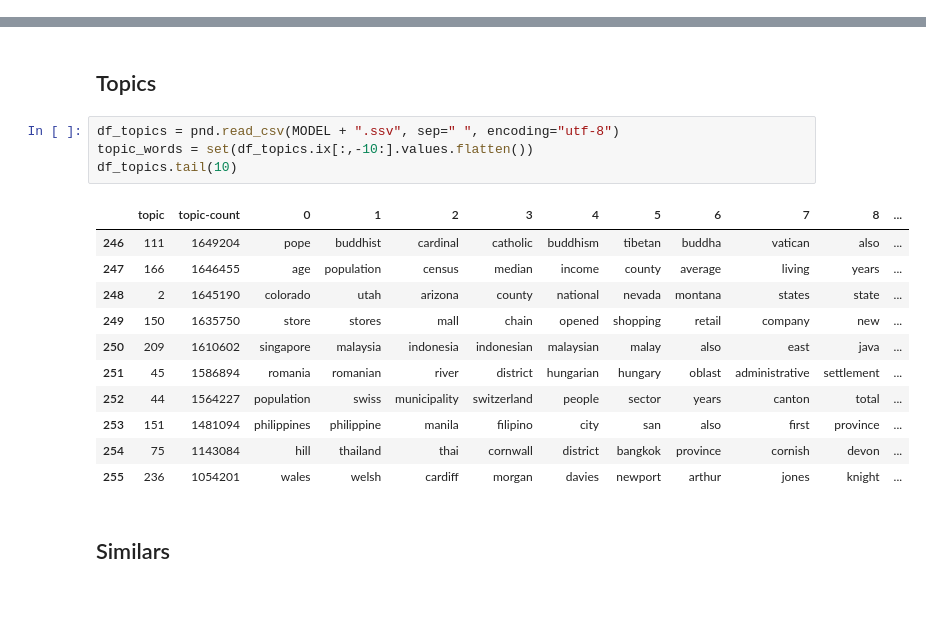
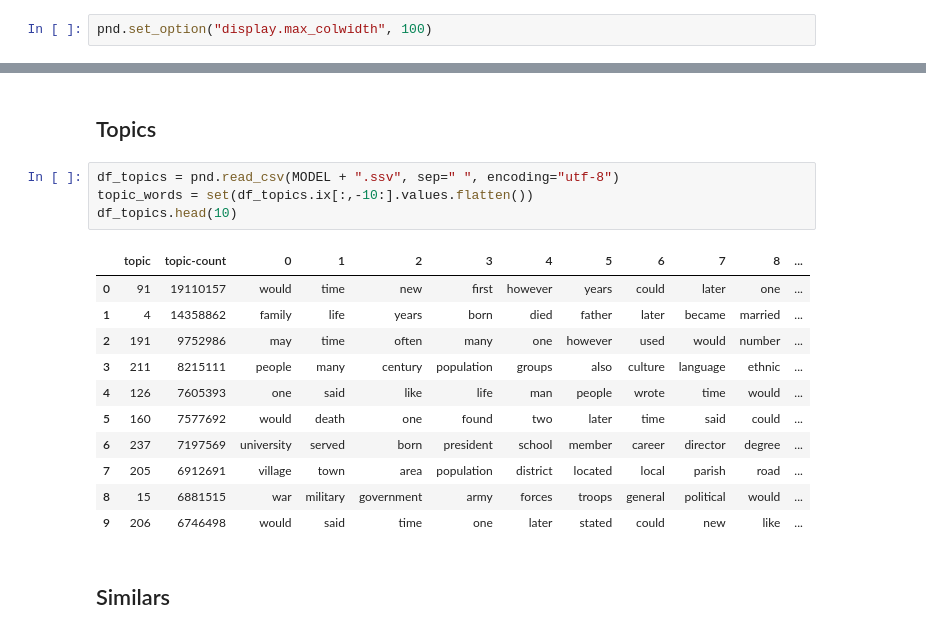
Before and after one commit to knub/master-thesis, a Jupyter notebook: notebooks/Topics.ipynb, the cells around one changed output, grey strips where cells are left out. Saved outputs shown, nothing was run; the diff lists cells and outputs as text; blank space fills up the shorter version.

```diff
--- a/notebooks/Topics.ipynb
+++ b/notebooks/Topics.ipynb
@@ -24,0 +60,2 @@ MODEL = "../models/topic-models/topic.full.fixed-vocabulary.alpha-1-100.256-400.
+# %%
+pnd.set_option("display.max_colwidth", 100)
@@ -42,19 +98,19 @@ df_probs.head(1)
 # %%
 df_topics = pnd.read_csv(MODEL + ".ssv", sep=" ", encoding="utf-8")
 topic_words = set(df_topics.ix[:,-10:].values.flatten())
-df_topics.tail(10)
+df_topics.head(10)
 # %% [output]
 |  | topic | topic-count | 0 | 1 | 2 | 3 | 4 | 5 | 6 | 7 | 8 | ... |
-| 246 | 111 | 1649204 | pope | buddhist | cardinal | catholic | buddhism | tibetan | buddha | vatican | also | ... |
-| 247 | 166 | 1646455 | age | population | census | median | income | county | average | living | years | ... |
-| 248 | 2 | 1645190 | colorado | utah | arizona | county | national | nevada | montana | states | state | ... |
-| 249 | 150 | 1635750 | store | stores | mall | chain | opened | shopping | retail | company | new | ... |
-| 250 | 209 | 1610602 | singapore | malaysia | indonesia | indonesian | malaysian | malay | also | east | java | ... |
-| 251 | 45 | 1586894 | romania | romanian | river | district | hungarian | hungary | oblast | administrative | settlement | ... |
-| 252 | 44 | 1564227 | population | swiss | municipality | switzerland | people | sector | years | canton | total | ... |
-| 253 | 151 | 1481094 | philippines | philippine | manila | filipino | city | san | also | first | province | ... |
-| 254 | 75 | 1143084 | hill | thailand | thai | cornwall | district | bangkok | province | cornish | devon | ... |
-| 255 | 236 | 1054201 | wales | welsh | cardiff | morgan | davies | newport | arthur | jones | knight | ... |
+| 0 | 91 | 19110157 | would | time | new | first | however | years | could | later | one | ... |
+| 1 | 4 | 14358862 | family | life | years | born | died | father | later | became | married | ... |
+| 2 | 191 | 9752986 | may | time | often | many | one | however | used | would | number | ... |
+| 3 | 211 | 8215111 | people | many | century | population | groups | also | culture | language | ethnic | ... |
+| 4 | 126 | 7605393 | one | said | like | life | man | people | wrote | time | would | ... |
+| 5 | 160 | 7577692 | would | death | one | found | two | later | time | said | could | ... |
+| 6 | 237 | 7197569 | university | served | born | president | school | member | career | director | degree | ... |
+| 7 | 205 | 6912691 | village | town | area | population | district | located | local | parish | road | ... |
+| 8 | 15 | 6881515 | war | military | government | army | forces | troops | general | political | would | ... |
+| 9 | 206 | 6746498 | would | said | time | one | later | stated | could | new | like | ... |
 # %% [markdown]
 ## Similars
 # %%
```
Also changed, not shown: parts of 27 cells of this notebook, 1 other file.
